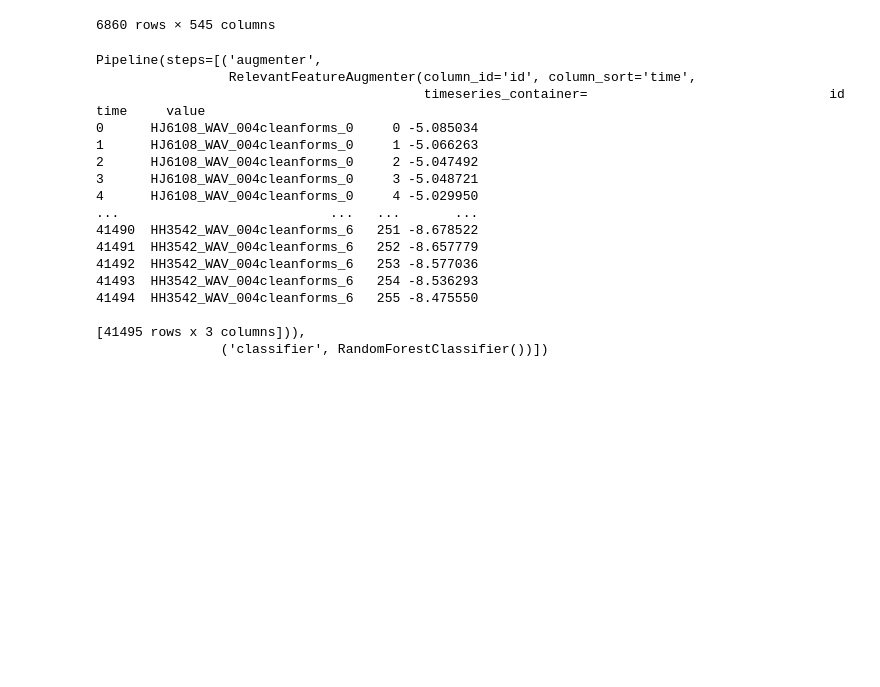
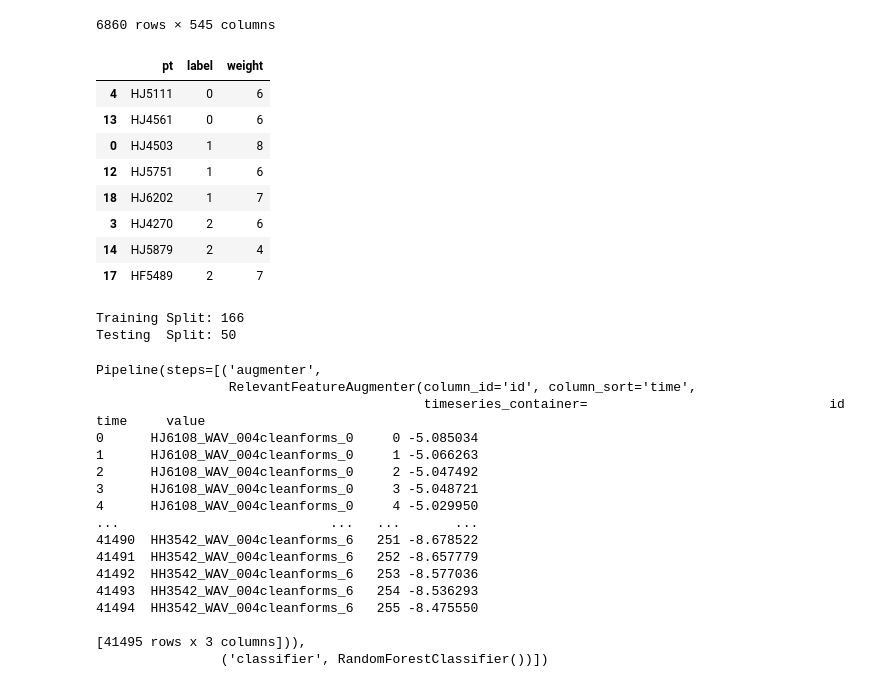
Before and after one commit to actsao/epahClassification, a Jupyter notebook: epahClassifier.ipynb, the cells around one changed output. Cells and saved outputs as stored; diff of their text form; code cells hidden in the pictures; blank space fills up the shorter version.

Commit message:
More specific code for train-test splitting
Split by patient instead of by waveform since otherwise, waveforms from the same patient are likely to be in both the training and testing sets

```diff
--- a/epahClassifier.ipynb
+++ b/epahClassifier.ipynb
@@ -152,10 +158,51 @@ from tsfresh.utilities.dataframe_functions import impute
 # %%
 y = epah.labels
 
 X = pd.DataFrame(index=y.index)
 
 # Split data into train and test set
-X_train, X_test, y_train, y_test = train_test_split(X, y)
+# X_train, X_test, y_train, y_test = train_test_split(X, y)
+
+# Ensure even split between labels
+# FOR NOW, pick 2 patients randomly from each class
+pt_list = list(set(row.split('_')[0] for row in epah.waveforms['id']))
+
+pt_labels = []
+for pt in pt_list:
+    label = y[[pt in ind for ind in y.index]][0]
+    weight = sum([pt in ind for ind in y.index])
+
+    pt_labels.append({
+        'pt':     pt,
+        'label':  label,
+        'weight': weight,
+    })
+
+pt_df = pd.DataFrame(pt_labels)
+pt_test = pd.concat([pt_df[pt_df['label'] == 0].sample(n=2),
+                     pt_df[pt_df['label'] == 1].sample(n=3),
+                     pt_df[pt_df['label'] == 2].sample(n=3)])
+display(pt_test)
+
+y_train = y[[all(pt not in ind for pt in pt_test['pt']) for ind in y.index]]
+X_train = X[[all(pt not in ind for pt in pt_test['pt']) for ind in X.index]]
+y_test = y[[any(pt in ind for pt in pt_test['pt']) for ind in y.index]]
+X_test = X[[any(pt in ind for pt in pt_test['pt']) for ind in X.index]]
+
+print(f'Training Split: {len(y_train)}')
+print(f'Testing  Split: {len(y_test)}')
+# %% [output]
+|  | pt | label | weight |
+| 4 | HJ5111 | 0 | 6 |
+| 13 | HJ4561 | 0 | 6 |
+| 0 | HJ4503 | 1 | 8 |
+| 12 | HJ5751 | 1 | 6 |
+| 18 | HJ6202 | 1 | 7 |
+| 3 | HJ4270 | 2 | 6 |
+| 14 | HJ5879 | 2 | 4 |
+| 17 | HF5489 | 2 | 7 |
+Training Split: 166
+Testing  Split: 50
 # %%
 ppl = Pipeline([
         ('augmenter', RelevantFeatureAugmenter(column_id='id', column_sort='time')),
```
Also changed, not shown: parts of 3 cells of this notebook.
